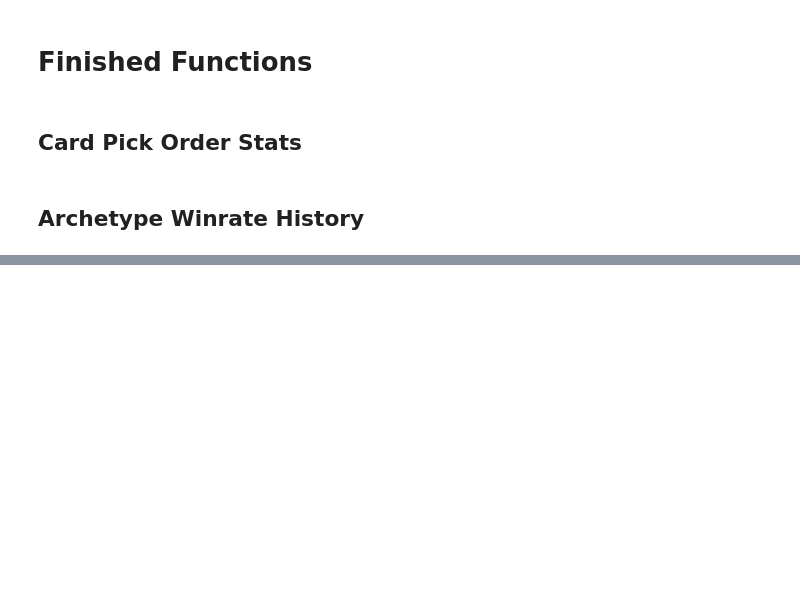
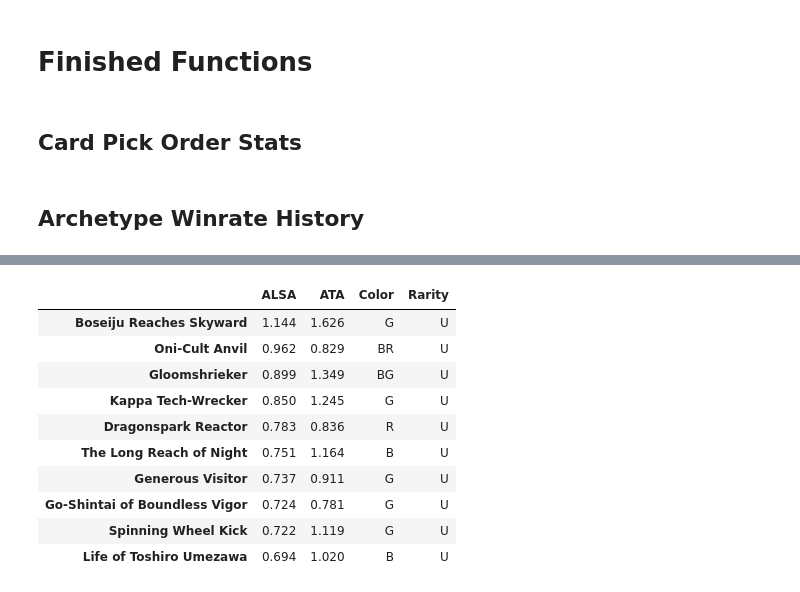
Before and after one commit to ZacharyMN709/DraftMetaReporter, a Jupyter notebook: Scratch.ipynb, the cells around one changed output, grey strips where cells are left out. Drawn from its saved outputs; the diff is of its cells as text; code cells hidden in the pictures; blank space fills up the shorter version.

```diff
--- a/Scratch.ipynb
+++ b/Scratch.ipynb
@@ -482,0 +444,14 @@ graph_archtype_winrates_frame('RW', 3)
+# %%
+uncommons.sort_values('ALSA', ascending=False).head(10)
+# %% [output]
+|  | ALSA | ATA | Color | Rarity |
+| Boseiju Reaches Skyward | 1.144 | 1.626 | G | U |
+| Oni-Cult Anvil | 0.962 | 0.829 | BR | U |
+| Gloomshrieker | 0.899 | 1.349 | BG | U |
+| Kappa Tech-Wrecker | 0.850 | 1.245 | G | U |
+| Dragonspark Reactor | 0.783 | 0.836 | R | U |
+| The Long Reach of Night | 0.751 | 1.164 | B | U |
+| Generous Visitor | 0.737 | 0.911 | G | U |
+| Go-Shintai of Boundless Vigor | 0.724 | 0.781 | G | U |
+| Spinning Wheel Kick | 0.722 | 1.119 | G | U |
+| Life of Toshiro Umezawa | 0.694 | 1.020 | B | U |
```
Also changed, not shown: parts of 25 cells of this notebook, 1 other file.
